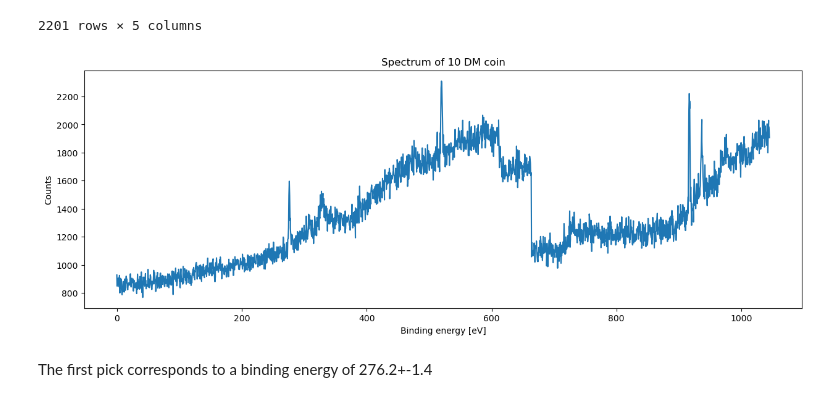
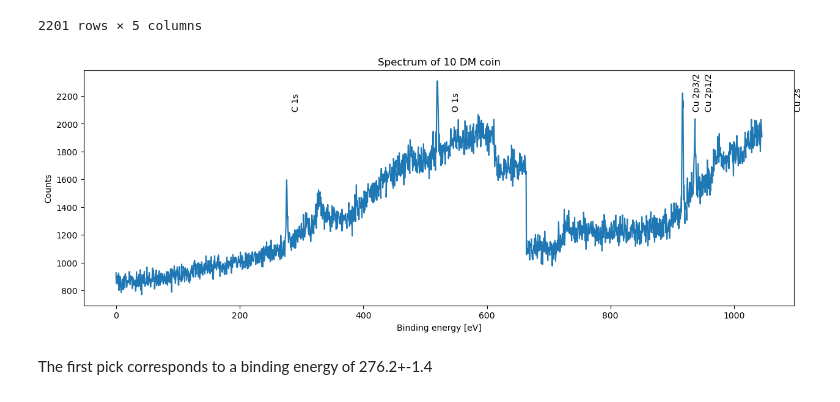
Before and after one commit to Nereumobu/advanced_lab_master, a Jupyter notebook: Ma_4/work_arpes_Coin_Mg_50V.ipynb, the cells around one changed output. Drawn from its saved outputs; the diff is of its cells as text; code cells hidden in the pictures.

```diff
--- a/Ma_4/work_arpes_Coin_Mg_50V.ipynb
+++ b/Ma_4/work_arpes_Coin_Mg_50V.ipynb
@@ -91,23 +91,62 @@ df
 | 2199 | 200.5 | 199.81 | 1980 | 1980 | 1044.19 |
 | 2200 | 200.0 | 199.19 | 1907 | 1907 | 1044.81 |
 2201 rows × 5 columns
-# %%
-#df.plot('Energy(meas)', 'Sum')
-# plt.show()
-
-positive_mask = np.where(df['BindingEnergy'].to_numpy()>=0)
-
-be = df['BindingEnergy'].to_numpy()[positive_mask]
-count = df['Scan1'].to_numpy()[positive_mask]
-
-fig = plt.figure(figsize=(15,5))
-plt.plot(be,count)
-plt.title('Spectrum of 10 DM coin')
-plt.xlabel('Binding energy [eV]')
-plt.ylabel('Counts')
-plt.show()
-# %% [output]
-[figure, removed]
+# %%
+shift = 0#22
+
+
+positive_mask = np.where(df['BindingEnergy'].to_numpy()>=0)
+
+be = df['BindingEnergy'].to_numpy()[positive_mask]
+count = df['Scan1'].to_numpy()[positive_mask]
+
+fig = plt.figure(figsize=(15,5))
+plt.plot(be+shift,count)
+
+# Cu
+plt.text(952.3, 2100, 'Cu 2p1/2', rotation='vertical')
+plt.text(932.7, 2100, 'Cu 2p3/2', rotation='vertical')
+plt.text(1096.7, 2100, 'Cu 2s', rotation='vertical')
+# C
+plt.text(284.2, 2100, 'C 1s', rotation='vertical')
+# Fe
+# plt.text(706.8, 2100, 'Fe 2p3/2', rotation='vertical')
+# plt.text(719.9, 2100, 'Fe 2p1/2', rotation='vertical')
+# plt.text(844.6, 2100, 'Fe 2s', rotation='vertical')
+# # Sn
+# plt.text(884.7, 2100, 'Sn 3s', rotation='vertical')
+# plt.text(756.5, 2100, 'Sn 3p1/2', rotation='vertical')
+# plt.text(714.6, 2100, 'Sn 3p3/2', rotation='vertical')
+# plt.text(493.2, 2100, 'Sn 3d3/2', rotation='vertical')
+# plt.text(484.9, 2100, 'Sn 3d5/2', rotation='vertical')
+# Zn
+# plt.text(1044.9, 2100, 'Zn 2p1/2', rotation='vertical')
+# plt.text(1021.8, 2100, 'Zn 2p3/2', rotation='vertical')
+# Ag
+# plt.text(719.0, 2100, 'Ag 3s', rotation='vertical')
+# plt.text(603.8, 2100, 'Ag 3p1/2', rotation='vertical')
+# plt.text(573.0, 2100, 'Ag 3p3/2', rotation='vertical')
+# plt.text(374.0, 2100, 'Ag 3d3/2', rotation='vertical')
+# plt.text(368.0, 2100, 'Ag 3d5/2', rotation='vertical')
+# Pb
+# plt.text(671.6, 2100, 'Pb 3s', rotation='vertical')
+# plt.text(559.9, 2100, 'Pb 3p1/2', rotation='vertical')
+# plt.text(532.3, 2100, 'Pb 3p3/2', rotation='vertical')
+# plt.text(340.5, 2100, 'Pb 3d3/2', rotation='vertical')
+# plt.text(335.2, 2100, 'Pb 3d5/2', rotation='vertical')
+# Ni
+# plt.text(852.7, 2100, 'Ni 2p3/2', rotation='vertical')
+# plt.text(870.0, 2100, 'Ni 2p1/2', rotation='vertical')
+# plt.text(1008.6, 2100, 'Ni 2s', rotation='vertical')
+# O
+plt.text(543.1, 2100, 'O 1s', rotation='vertical')
+
+plt.title('Spectrum of 10 DM coin')
+plt.xlabel('Binding energy [eV]')
+plt.ylabel('Counts')
+plt.show()
+# %% [output]
+[figure, added]
 # %% [markdown]
 The first pick corresponds to a binding energy of 276.2+-1.4
 # %%
```
Also changed, not shown: parts of 1 cell of this notebook, 3 other files.
